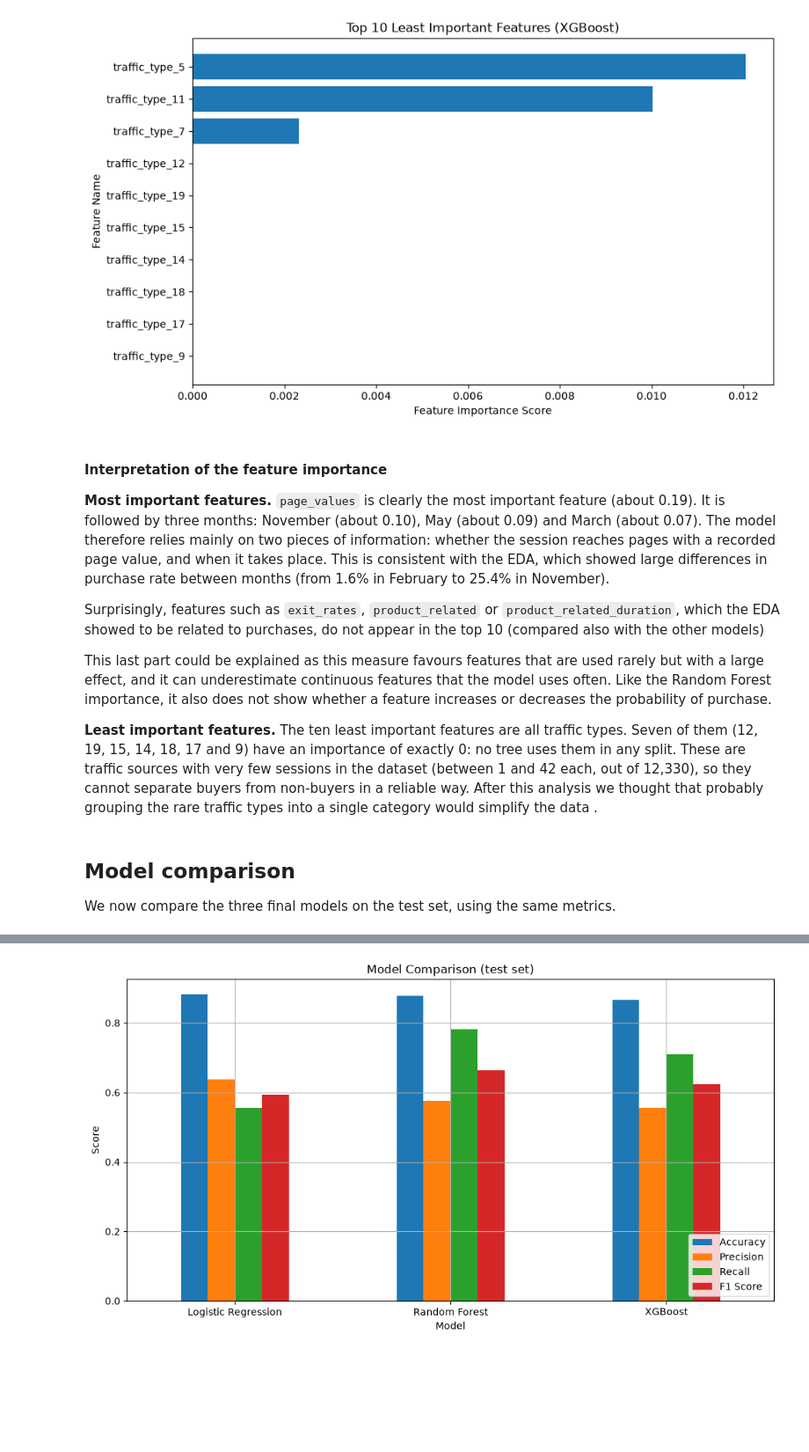
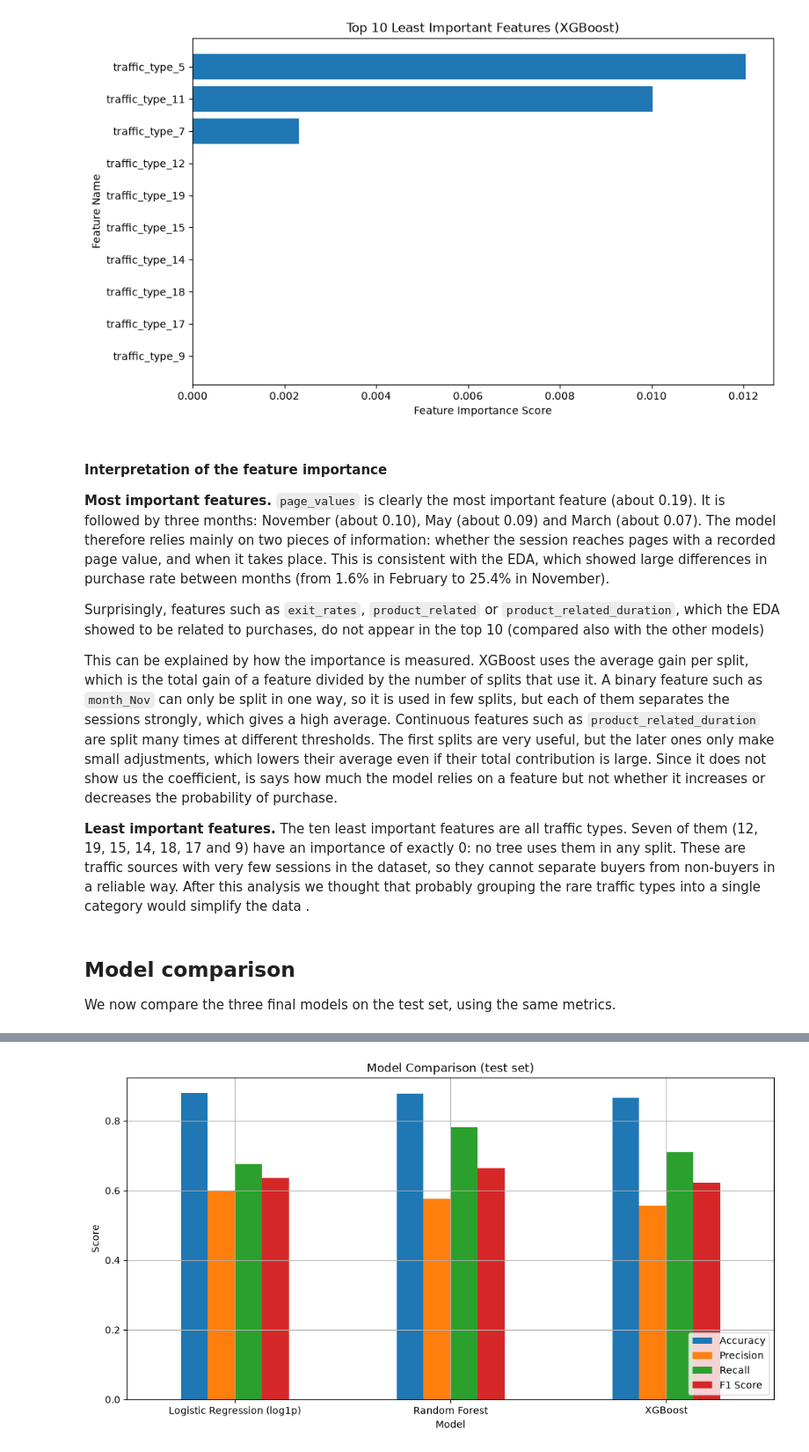
Before and after one commit to tginting-star/RLML_ecommerce_project, a Jupyter notebook: Project/Project code.ipynb, the cells around one changed output, grey strips where cells are left out. Shown at 88% size. Drawn from its saved outputs; the diff is of its cells as text; code cells hidden in the pictures; blank space fills up the shorter version.

```diff
--- a/Project/Project code.ipynb
+++ b/Project/Project code.ipynb
@@ -896,0 +935,23 @@ The final logistic regression (SMOTE, `C = 100`) reaches an F1 of 0.63 in cross-
+# %%
+# Logistic regression trained on the log-transformed features
+lr_log = make_imb_pipeline(
+    StandardScaler(),
+    SMOTE(sampling_strategy=0.3 / 0.7, random_state=17),
+    LogisticRegression(max_iter=1000, C=100),
+)
+lr_log.fit(X_train_log, y_train)
+
+# Make predictions on the test set
+lr_log_y_pred = lr_log.predict(X_test_log)
+
+# Evaluate the model's performance
+lr_log_accuracy = accuracy_score(y_test, lr_log_y_pred)
+lr_log_precision = precision_score(y_test, lr_log_y_pred)
+lr_log_recall = recall_score(y_test, lr_log_y_pred)
+lr_log_f1 = f1_score(y_test, lr_log_y_pred)
+
+print(f"\nLogistic Regression (log1p) Performance:")
+print(f"Accuracy: {lr_log_accuracy:.3f}")
+print(f"Precision: {lr_log_precision:.3f}")
+print(f"Recall: {lr_log_recall:.3f}")
+print(f"F1 Score: {lr_log_f1:.3f}")
@@ -1346,9 +1477,9 @@ plt.show()
 
 Surprisingly, features such as `exit_rates`, `product_related` or `product_related_duration`, which the EDA showed to be related to purchases, do not appear in the top 10 (compared also with the other models)
 
-This last part could be explained as this measure favours features that are used rarely but with a large effect, and it can underestimate continuous features that the model uses often. Like the Random Forest importance, it also does not show whether a feature increases or decreases the probability of purchase.
+This can be explained by how the importance is measured. XGBoost uses the average gain per split, which is the total gain of a feature divided by the number of splits that use it. A binary feature such as `month_Nov` can only be split in one way, so it is used in few splits, but each of them separates the sessions strongly, which gives a high average. Continuous features such as `product_related_duration` are split many times at different thresholds. The first splits are very useful, but the later ones only make small adjustments, which lowers their average even if their total contribution is large. Since it does not show us the coefficient, is says how much the model relies on a feature but not whether it increases or decreases the probability of purchase.
 
-**Least important features.** The ten least important features are all traffic types. Seven of them (12, 19, 15, 14, 18, 17 and 9) have an importance of exactly 0: no tree uses them in any split. These are traffic sources with very few sessions in the dataset (between 1 and 42 each, out of 12,330), so they cannot separate buyers from non-buyers in a reliable way. After this analysis we thought that probably grouping the rare traffic types into a single category would simplify the data .
+**Least important features.** The ten least important features are all traffic types. Seven of them (12, 19, 15, 14, 18, 17 and 9) have an importance of exactly 0: no tree uses them in any split. These are traffic sources with very few sessions in the dataset, so they cannot separate buyers from non-buyers in a reliable way. After this analysis we thought that probably grouping the rare traffic types into a single category would simplify the data .
 # %% [markdown]
 ## Model comparison
 
@@ -1356,11 +1487,11 @@ We now compare the three final models on the test set, using the same metrics.
 # %%
 # Test metrics of the three final models
 metrics = pd.DataFrame({
-    "Model": ["Logistic Regression", "Random Forest", "XGBoost"],
-    "Accuracy": [lr_accuracy, accuracy_rf, accuracy_xgb],
-    "Precision": [lr_precision, precision_rf, precision_xgb],
-    "Recall": [lr_recall, recall_rf, recall_xgb],
-    "F1 Score": [lr_f1, f1_rf, f1_xgb],
+    "Model": ["Logistic Regression (log1p)", "Random Forest", "XGBoost"],
+    "Accuracy": [lr_log_accuracy, accuracy_rf, accuracy_xgb],
+    "Precision": [lr_log_precision, precision_rf, precision_xgb],
+    "Recall": [lr_log_recall, recall_rf, recall_xgb],
+    "F1 Score": [lr_log_f1, f1_rf, f1_xgb],
 }).set_index("Model")
 
 print(metrics.round(3))
@@ -1382 +1513 @@ XGBoost                0.8670     0.5550  0.7090    0.6230
-[figure, old version]
+[figure, new version]
```
Also changed, not shown: parts of 73 cells of this notebook, 1 other file.
